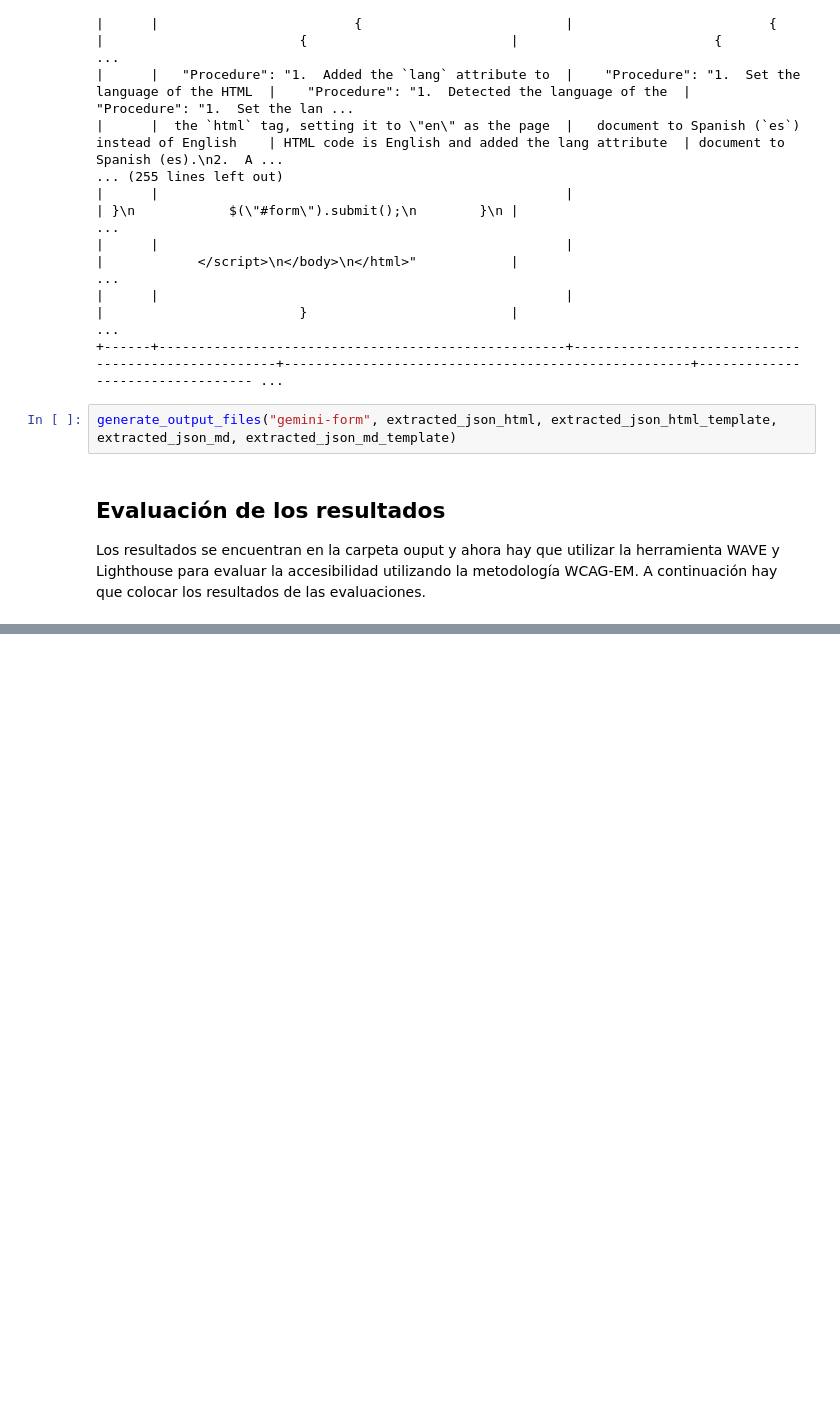
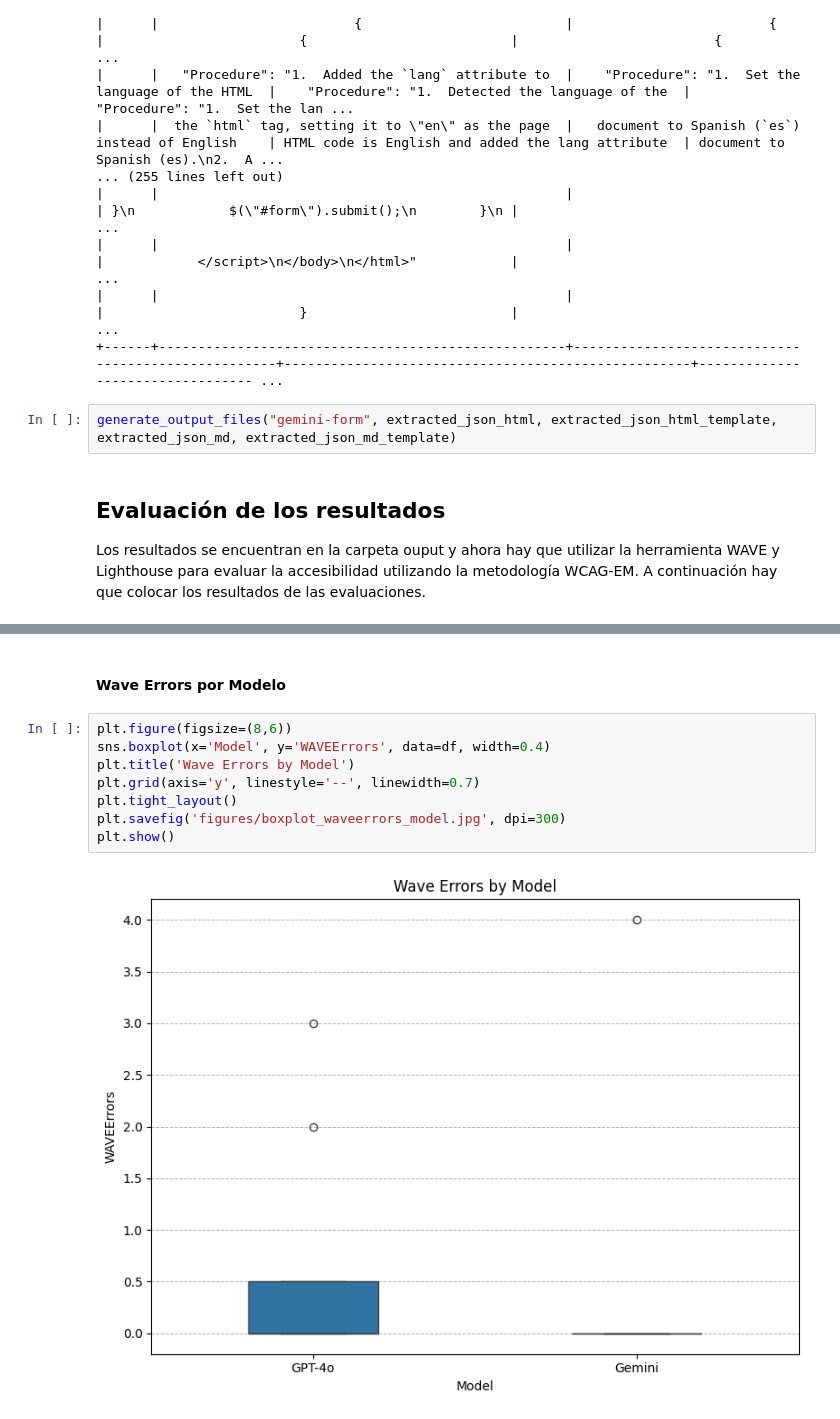
Before and after one commit to gverafei/webaccessibility-llm-prompting, a Jupyter notebook: scraping.ipynb, the cells around one changed output, grey strips where cells are left out. Cells and saved outputs as stored; diff of their text form; blank space fills up the shorter version.

```diff
--- a/scraping.ipynb
+++ b/scraping.ipynb
@@ -955,0 +968,12 @@ A continuación se analizan los resultados de la intervención de la IA para la
+# %% [markdown]
+#### Wave Errors por Modelo
+# %%
+plt.figure(figsize=(8,6))
+sns.boxplot(x='Model', y='WAVEErrors', data=df, width=0.4)
+plt.title('Wave Errors by Model')
+plt.grid(axis='y', linestyle='--', linewidth=0.7)
+plt.tight_layout()
+plt.savefig('figures/boxplot_waveerrors_model.jpg', dpi=300)
+plt.show()
+# %% [output]
+[figure, added]
```
Also changed, not shown: parts of 42 cells of this notebook, 11 other files.
